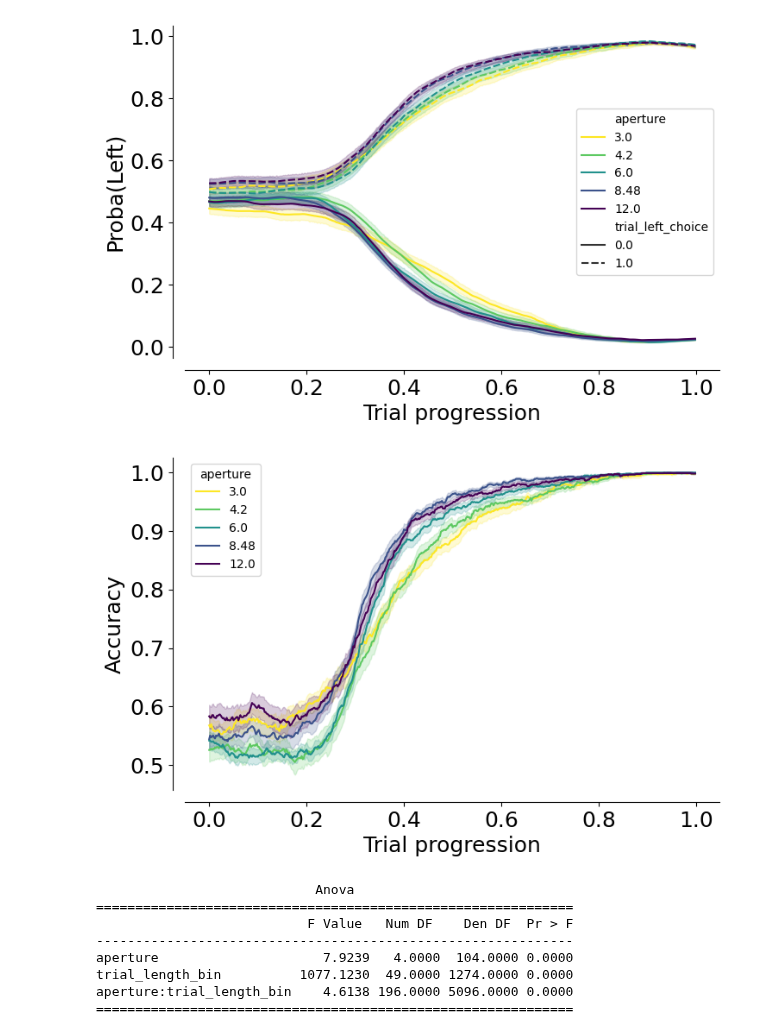
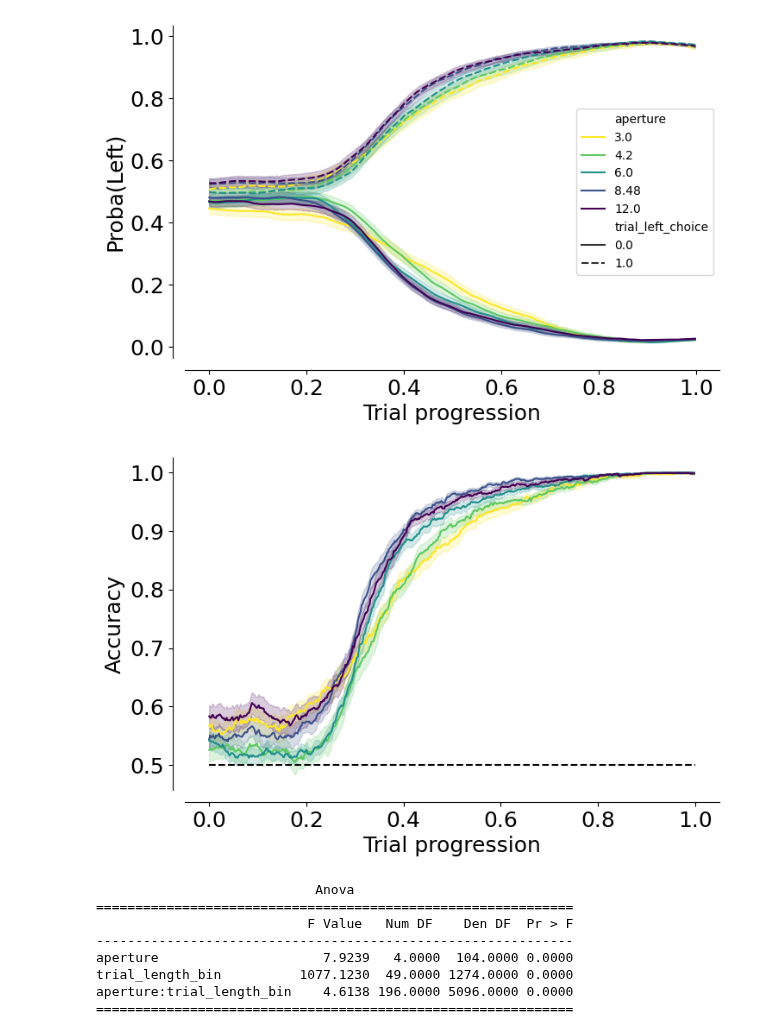
Before and after one commit to MMathisLab/FreelyMovingVR4Mice, a Jupyter notebook: dj_pipeline/notebooks/Paper_figures/Figure4F-G.ipynb, the cells around one changed output. Drawn from its saved outputs; the diff is of its cells as text; code cells hidden in the pictures.

```diff
--- a/dj_pipeline/notebooks/Paper_figures/Figure4F-G.ipynb
+++ b/dj_pipeline/notebooks/Paper_figures/Figure4F-G.ipynb
@@ -206,31 +209,32 @@ plt.savefig(save_fig_path + "multi_dynamic_decision_variable_mean.svg", transpar
 # %%
 fig, ax = plt.subplots(1, 1, figsize=(8, 5))
 
 mean_mouse = df_model.groupby(["dataset", "aperture", "trial_length"]).mean(
     numeric_only=True
 )
 
 mean_mouse_per_choice = df_model.groupby(
     ["dataset", "trial_left_choice", "aperture", "trial_length"]
 ).mean(numeric_only=True)
 
 # Accuracy
 sns.lineplot(
     ax=ax,
     data=mean_mouse,
     y="accuracy",
     x="trial_length",
     hue="aperture",
     palette=plotting.colors_multi_aperture,
     errorbar="se",
 )
 sns.despine(offset=10)
 ax.set_xlabel("Trial progression")
 ax.set_ylabel("Accuracy")
-#percentile = np.percentile(mean_mouse_model_shuff.accuracy, 95)
-plt.savefig(save_fig_path + "multi_occluder_model_accuracy.svg", transparent=False)
+ax.hlines(0.5, 0, 1, color="black", linestyle="--")
+plt.legend([],[], frameon=False)
+plt.savefig(save_fig_path + "figure4_multi_occluder_model_accuracy.svg", transparent=False)
 # %% [output]
-[figure, old version]
+[figure, new version]
 # %%
 df_model["trial_length_bin"] = pd.cut(df_model["trial_length"], bins=50)  # Adjust bins as needed
 df_anova = df_model.groupby(["dataset", "aperture", "trial_length_bin"], as_index=False)["accuracy"].mean()
```
Also changed, not shown: parts of 6 cells of this notebook, 4 other files.
